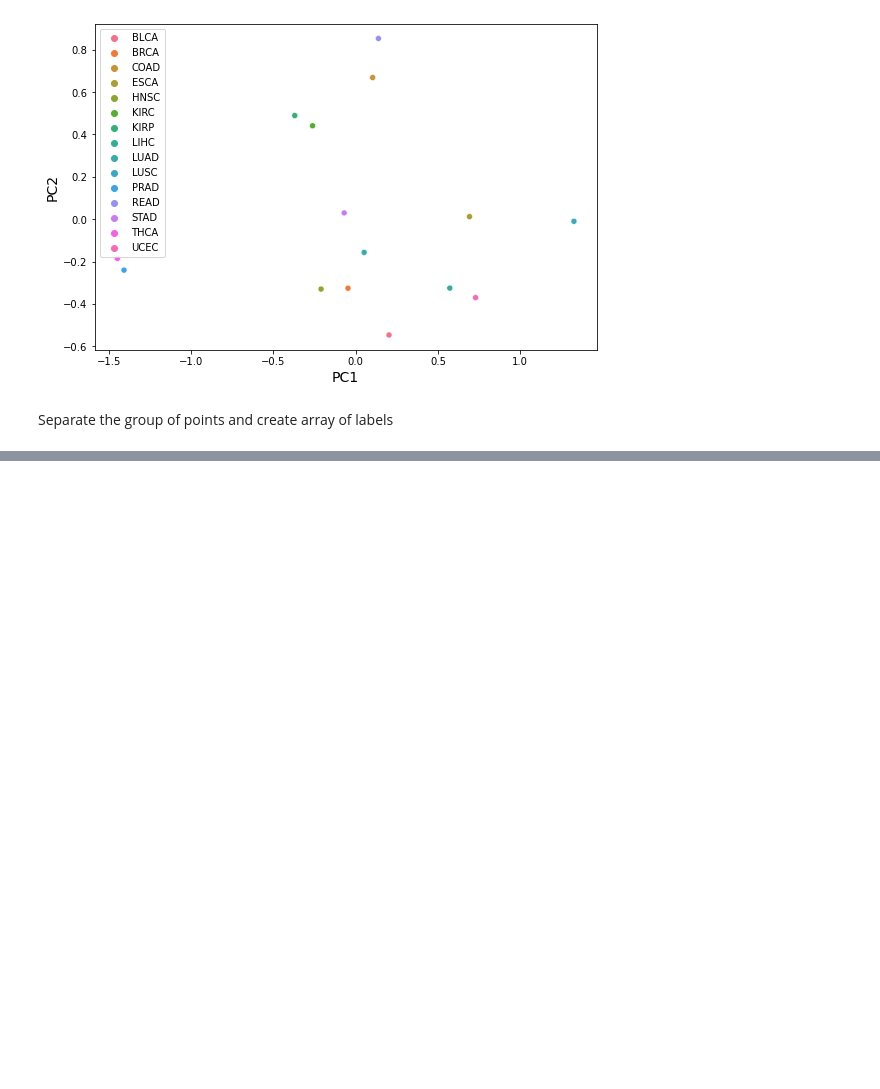
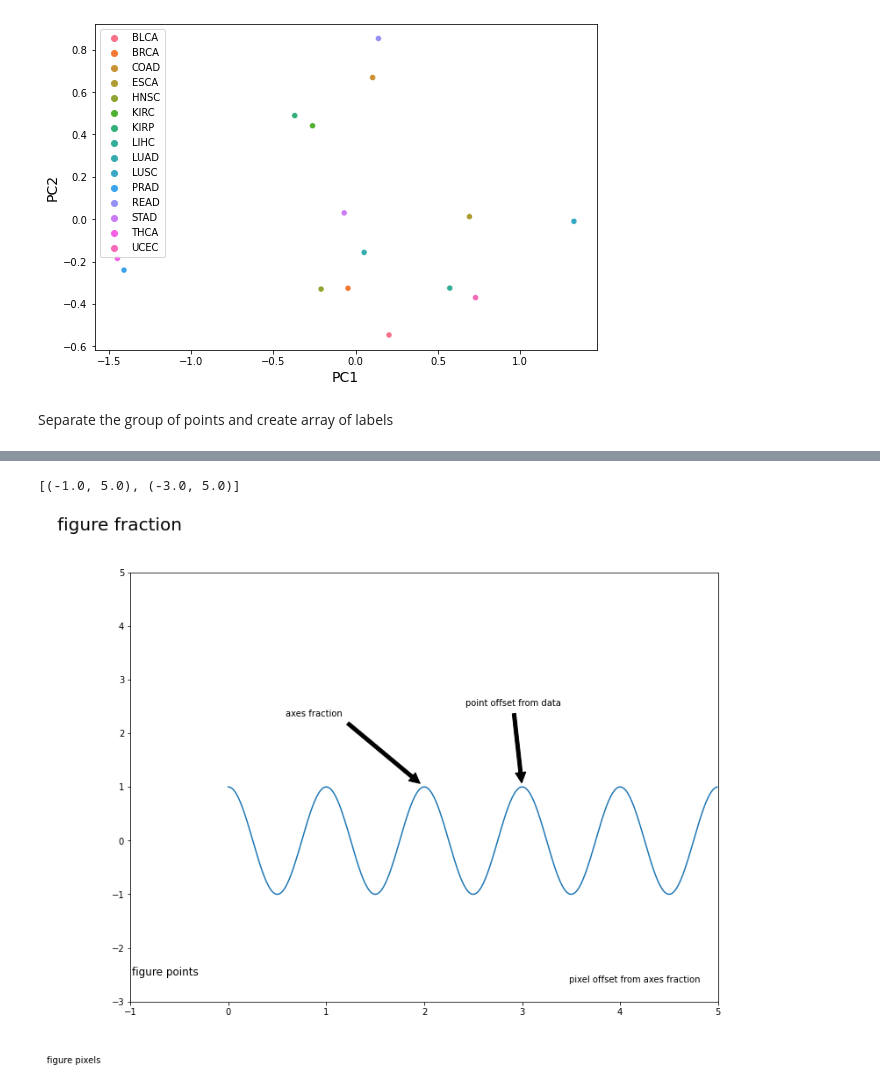
Before and after one commit to SamSaladino/FC-of-Genetic-pathways, a Jupyter notebook: Expr_pathways.ipynb, the cells around one changed output, grey strips where cells are left out. Cells and saved outputs as stored; diff of their text form; code cells hidden in the pictures; blank space fills up the shorter version.

```diff
--- a/Expr_pathways.ipynb
+++ b/Expr_pathways.ipynb
@@ -195,0 +263,47 @@ plt.show()
+# %%
+# Create our figure and data we'll use for plotting
+fig, ax = plt.subplots(figsize=(12, 9))
+
+t = np.arange(0.0, 5.0, 0.01)
+s = np.cos(2*np.pi*t)
+
+# Plot a line and add some simple annotations
+line, = ax.plot(t, s)
+ax.annotate('figure pixels',
+            xy=(10, 10), xycoords='figure pixels')
+ax.annotate('figure points',
+            xy=(107, 110), xycoords='figure points',
+            fontsize=12)
+ax.annotate('figure fraction',
+            xy=(.025, .975), xycoords='figure fraction',
+            horizontalalignment='left', verticalalignment='top',
+            fontsize=20)
+
+# The following examples show off how these arrows are drawn.
+
+ax.annotate('point offset from data',
+            xy=(3, 1), xycoords='data',
+            xytext=(-10, 90), textcoords='offset points',
+            arrowprops=dict(facecolor='black', shrink=0.05),
+            horizontalalignment='center', verticalalignment='bottom')
+
+ax.annotate('axes fraction',
+            xy=(2, 1), xycoords='data',
+            xytext=(0.36, 0.68), textcoords='axes fraction',
+            arrowprops=dict(facecolor='black', shrink=0.05),
+            horizontalalignment='right', verticalalignment='top')
+
+# You may also use negative points or pixels to specify from (right, top).
+# E.g., (-10, 10) is 10 points to the left of the right side of the axes and 10
+# points above the bottom
+
+ax.annotate('pixel offset from axes fraction',
+            xy=(1, 0), xycoords='axes fraction',
+            xytext=(-20, 20), textcoords='offset pixels',
+            horizontalalignment='right',
+            verticalalignment='bottom')
+
+ax.set(xlim=(-1, 5), ylim=(-3, 5))
+# %% [output]
+[(-1.0, 5.0), (-3.0, 5.0)]
+[figure, added]
```
Also changed, not shown: parts of 2 cells of this notebook, 1 other file.
